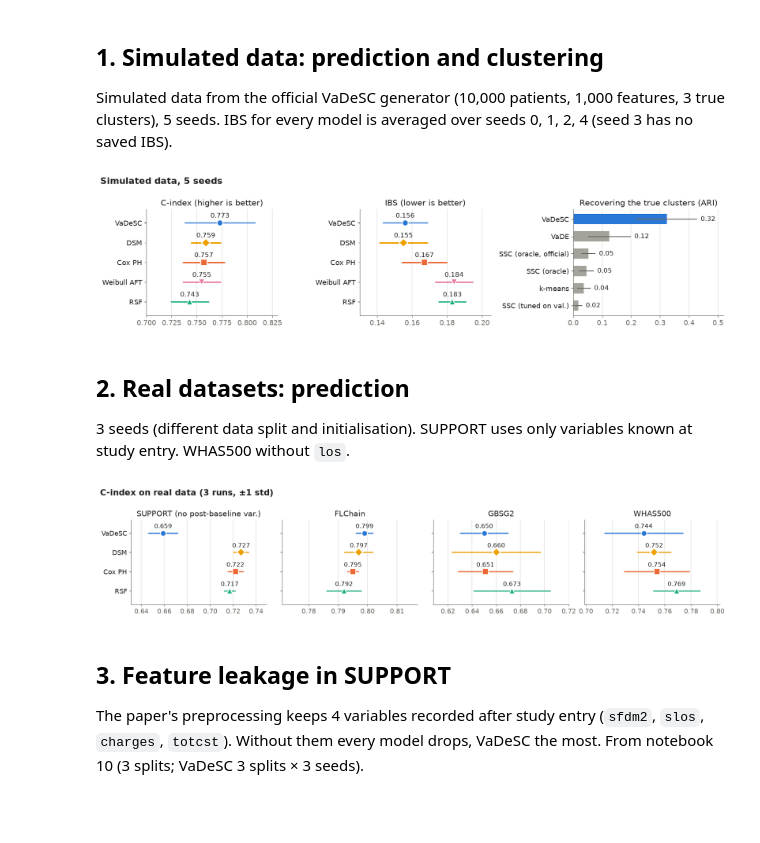
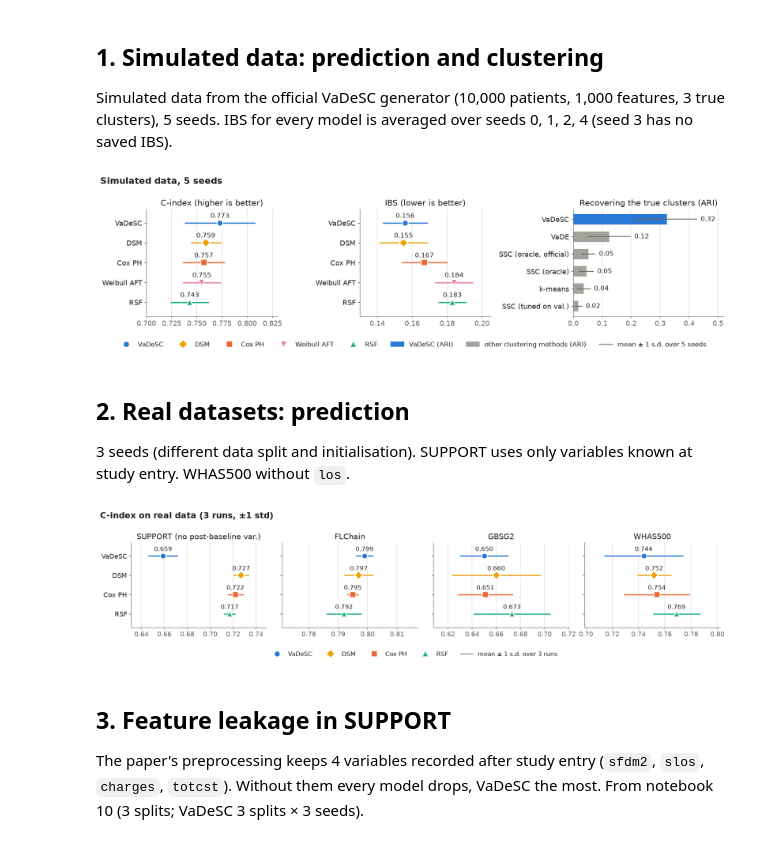
Before and after one commit to ceciliadifrancesco/vadesc-survival, a Jupyter notebook: notebooks/12_poster_figures.ipynb, the cells around one changed output. Cells and saved outputs as stored; diff of their text form; code cells hidden in the pictures; blank space fills up the shorter version.

Commit message:
Add 10-split figures for the report and legends to all figures

```diff
--- a/notebooks/12_poster_figures.ipynb
+++ b/notebooks/12_poster_figures.ipynb
@@ -48,6 +48,12 @@ def dots(ax, labels, means, stds, colors, markers):
     ax.set_yticks(y, labels)
     ax.set_ylim(-0.7, len(labels) - 0.3)
     ax.grid(False, axis="y")
+
+def model_legend(fig, models, spread, extra=(), ncol=None):
+    # legend below the figure: one marker per model, plus what the error bars mean
+    h = [Line2D([], [], marker=MARKERS[m], ls="", color=COLORS[m], markersize=10, markeredgecolor="white", label=m) for m in models]
+    h += list(extra) + [Line2D([], [], color=GRAY, lw=2, label=spread)]
+    fig.legend(handles=h, loc="upper center", bbox_to_anchor=(0.5, 0.0), ncol=ncol or len(h), fontsize=11)
 # %% [markdown]
 ## 1. Simulated data: prediction and clustering
 
@@ -55,27 +61,31 @@ Simulated data from the official VaDeSC generator (10,000 patients, 1,000 featur
 # %%
 pred = pd.read_csv(R / "sim_prediction.csv").set_index("model").reindex(["VaDeSC", "DSM", "Cox PH", "Weibull AFT", "RSF"])
 clus = pd.read_csv(R / "sim_clustering.csv").set_index("model")
 clus = clus.reindex(["VaDeSC", "VaDE", "SSC (oracle, official ranking)", "SSC (oracle)", "k-means (all features)", "SSC (val log-rank)"])
 nice = {"SSC (oracle, official ranking)": "SSC (oracle, official)", "k-means (all features)": "k-means", "SSC (val log-rank)": "SSC (tuned on val.)"}
 
 fig, ax = plt.subplots(1, 3, figsize=(15, 3.8), gridspec_kw={"width_ratios": [1, 1, 1.15]})
 m = list(pred.index)
 dots(ax[0], m, pred["C-index | mean"], pred["C-index | std"], [COLORS[k] for k in m], [MARKERS[k] for k in m])
 ax[0].set(title="C-index (higher is better)", xlim=(0.70, 0.83))
 dots(ax[1], m, pred["IBS | mean"], pred["IBS | std"], [COLORS[k] for k in m], [MARKERS[k] for k in m])
 ax[1].set(title="IBS (lower is better)", xlim=(0.13, 0.205))
 
 y = np.arange(len(clus))[::-1]
 c = [COLORS["VaDeSC"] if k == "VaDeSC" else GRAY for k in clus.index]
 ax[2].barh(y, clus["ARI | mean"], xerr=clus["ARI | std"], color=c, height=0.6, error_kw={"ecolor": MUTED, "elinewidth": 1.5})
 for yi, v, sd in zip(y, clus["ARI | mean"], clus["ARI | std"]):
     ax[2].annotate(f"{v:.2f}", (v + sd, yi), xytext=(6, 0), textcoords="offset points", va="center", fontsize=11)
 ax[2].set_yticks(y, [nice.get(k, k) for k in clus.index]); ax[2].grid(False, axis="y")
 ax[2].set(title="Recovering the true clusters (ARI)", xlim=(0, 0.52))
 fig.suptitle("Simulated data, 5 seeds", x=0.01, ha="left", fontsize=15, fontweight="bold")
-plt.tight_layout(); save(fig, "sim_benchmark")
+plt.tight_layout()
+from matplotlib.patches import Patch
+model_legend(fig, m, "mean ± 1 s.d. over 5 seeds",
+             extra=[Patch(color=COLORS["VaDeSC"], label="VaDeSC (ARI)"), Patch(color=GRAY, label="other clustering methods (ARI)")])
+save(fig, "sim_benchmark")
 # %% [output]
-[figure, old version]
+[figure, new version]
 # %% [markdown]
 ## 2. Real datasets: prediction
 
@@ -94,9 +104,9 @@ for ax, ds in zip(axes, datasets):
     ax.set_title(ds.replace(" (baseline-only)", " (no post-baseline var.)"))
 axes[0].set_ylabel("")
 fig.suptitle("C-index on real data (3 runs, ±1 std)", x=0.01, ha="left", fontsize=15, fontweight="bold")
-plt.tight_layout(); save(fig, "real_prediction")
+plt.tight_layout(); model_legend(fig, models, "mean ± 1 s.d. over 3 runs"); save(fig, "real_prediction")
 # %% [output]
-[figure, old version]
+[figure, new version]
 # %% [markdown]
 ## 3. Feature leakage in SUPPORT
 
```
Also changed, not shown: parts of 9 cells of this notebook, 22 other files.
